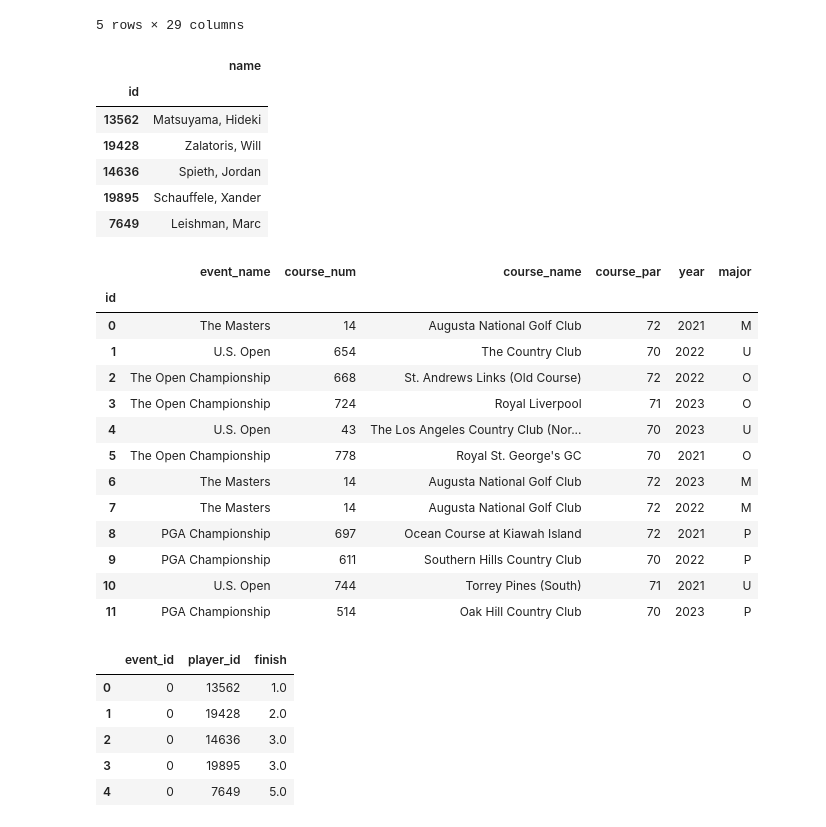
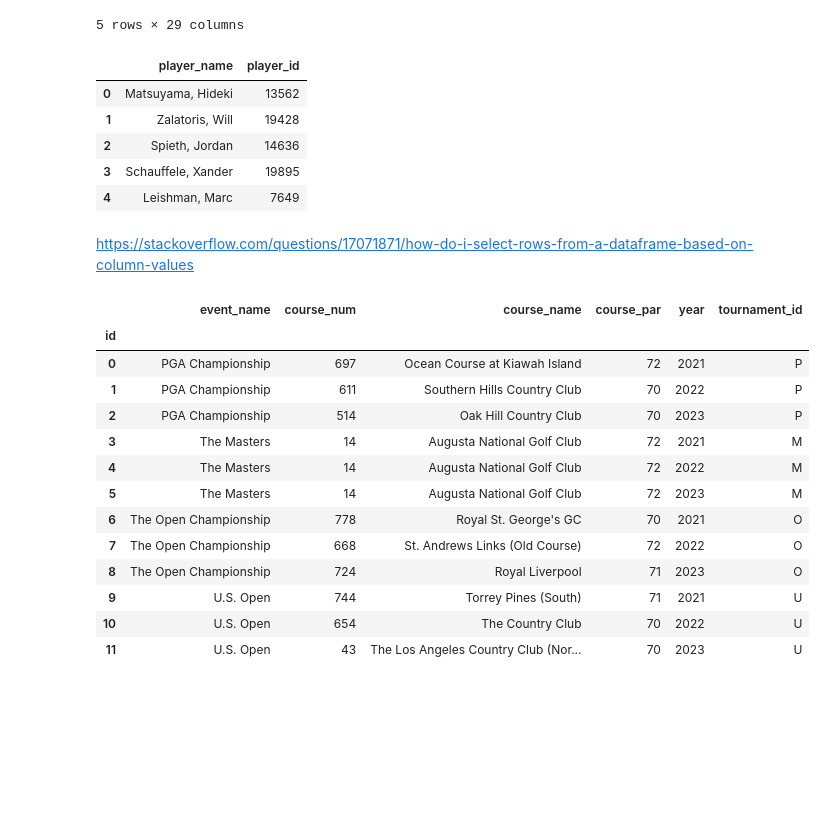
Before and after one commit to bendobbins/bendobbins.github.io, a Jupyter notebook: tutorial.ipynb, the cells around one changed output. Drawn from its saved outputs; the diff is of its cells as text; code cells hidden in the pictures; blank space fills up the shorter version.

Commit message:
index

```diff
--- a/tutorial.ipynb
+++ b/tutorial.ipynb
@@ -25,63 +29,55 @@ data.head()
 5 rows × 29 columns
 # %%
 players = data[['player_name', 'player_id']].drop_duplicates()
-players.columns = ['name', 'id']
-players = players.set_index('id')
-
+players.reset_index(drop=True, inplace=True)
 players.head()
 # %% [output]
-|  | name |
-| id |  |
-| 13562 | Matsuyama, Hideki |
-| 19428 | Zalatoris, Will |
-| 14636 | Spieth, Jordan |
-| 19895 | Schauffele, Xander |
-| 7649 | Leishman, Marc |
+|  | player_name | player_id |
+| 0 | Matsuyama, Hideki | 13562 |
+| 1 | Zalatoris, Will | 19428 |
+| 2 | Spieth, Jordan | 14636 |
+| 3 | Schauffele, Xander | 19895 |
+| 4 | Leishman, Marc | 7649 |
+# %% [markdown]
+https://stackoverflow.com/questions/17071871/how-do-i-select-rows-from-a-dataframe-based-on-column-values
 # %%
-
+# Create a new table with information about each of the events in the dataset
 events = data[['event_id', 'event_name', 'course_num', 'course_name', 'course_par', 'year']].drop_duplicates()
 events.columns = ['id', 'event_name', 'course_num', 'course_name', 'course_par', 'year']
+
+# Synchronize event names
+events['event_name'] = events['event_name'].apply(lambda x: "The Masters" if "Masters" in x else x)
+events['event_name'] = events['event_name'].apply(lambda x: "U.S. Open" if "U.S." in x else x)
+
+# Sort dataset so that events are grouped and in chronological order
+# Reset index so that it is a unique identifier for each event
+events.sort_values(by=['event_name', 'year'], inplace=True)
 events = events.reset_index(drop=True)
 
 for event in data['event_id'].unique():
     for year in data['year'].unique():
         if not events.loc[(events['id'] == event) & (events['year'] == year)].empty:
             data.loc[(data['event_id'] == event) & (data['year'] == year), 'event_id'] = events.loc[(events['id'] == event) & (events['year'] == year)].index[0]
 
+# Make the index the event id for each event
 events['id'] = events.index
 events = events.set_index('id')
 
-events['event_name'] = events['event_name'].apply(lambda x: "The Masters" if "Masters" in x else x)
-events['event_name'] = events['event_name'].apply(lambda x: "U.S. Open" if "U.S." in x else x)
-
-events['major'] = events['event_name'].apply(lambda x: 'M' if "Masters" in x else 'U' if "U.S." in x else 'P' if "PGA" in x else 'O')
+events['tournament_id'] = events['event_name'].apply(lambda x: 'P' if 'PGA' in str(x) else 'M' if 'Masters' in str(x) else 'U' if 'U.S.' in str(x) else 'O')
 
 events
 # %% [output]
-|  | event_name | course_num | course_name | course_par | year | major |
+|  | event_name | course_num | course_name | course_par | year | tournament_id |
 | id |  |  |  |  |  |  |
-| 0 | The Masters | 14 | Augusta National Golf Club | 72 | 2021 | M |
-| 1 | U.S. Open | 654 | The Country Club | 70 | 2022 | U |
-| 2 | The Open Championship | 668 | St. Andrews Links (Old Course) | 72 | 2022 | O |
-| 3 | The Open Championship | 724 | Royal Liverpool | 71 | 2023 | O |
-| 4 | U.S. Open | 43 | The Los Angeles Country Club (Nor... | 70 | 2023 | U |
-| 5 | The Open Championship | 778 | Royal St. George's GC | 70 | 2021 | O |
-| 6 | The Masters | 14 | Augusta National Golf Club | 72 | 2023 | M |
-| 7 | The Masters | 14 | Augusta National Golf Club | 72 | 2022 | M |
-| 8 | PGA Championship | 697 | Ocean Course at Kiawah Island | 72 | 2021 | P |
-| 9 | PGA Championship | 611 | Southern Hills Country Club | 70 | 2022 | P |
-| 10 | U.S. Open | 744 | Torrey Pines (South) | 71 | 2021 | U |
-| 11 | PGA Championship | 514 | Oak Hill Country Club | 70 | 2023 | P |
+| 0 | PGA Championship | 697 | Ocean Course at Kiawah Island | 72 | 2021 | P |
+| 1 | PGA Championship | 611 | Southern Hills Country Club | 70 | 2022 | P |
+| 2 | PGA Championship | 514 | Oak Hill Country Club | 70 | 2023 | P |
+| 3 | The Masters | 14 | Augusta National Golf Club | 72 | 2021 | M |
+| 4 | The Masters | 14 | Augusta National Golf Club | 72 | 2022 | M |
+| 5 | The Masters | 14 | Augusta National Golf Club | 72 | 2023 | M |
+| 6 | The Open Championship | 778 | Royal St. George's GC | 70 | 2021 | O |
+| 7 | The Open Championship | 668 | St. Andrews Links (Old Course) | 72 | 2022 | O |
+| 8 | The Open Championship | 724 | Royal Liverpool | 71 | 2023 | O |
+| 9 | U.S. Open | 744 | Torrey Pines (South) | 71 | 2021 | U |
+| 10 | U.S. Open | 654 | The Country Club | 70 | 2022 | U |
+| 11 | U.S. Open | 43 | The Los Angeles Country Club (Nor... | 70 | 2023 | U |
-# %%
-finishes = data[['event_id', 'player_id', 'finish']].drop_duplicates()
-finishes.reset_index(drop=True, inplace=True)
-finishes['finish'] = finishes['finish'].apply(lambda x: str(x).replace('T', ''))
-finishes['finish'] = finishes['finish'].apply(lambda x: np.nan if not x.isdigit() else int(x))
-finishes.head()
-# %% [output]
-|  | event_id | player_id | finish |
-| 0 | 0 | 13562 | 1.0 |
-| 1 | 0 | 19428 | 2.0 |
-| 2 | 0 | 14636 | 3.0 |
-| 3 | 0 | 19895 | 3.0 |
-| 4 | 0 | 7649 | 5.0 |
```
Also changed, not shown: parts of 12 cells of this notebook, 1 other file.
